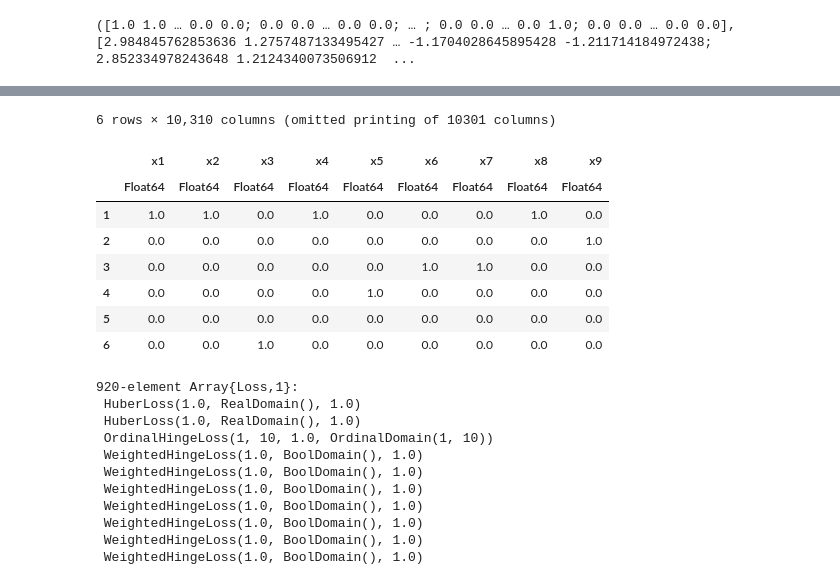
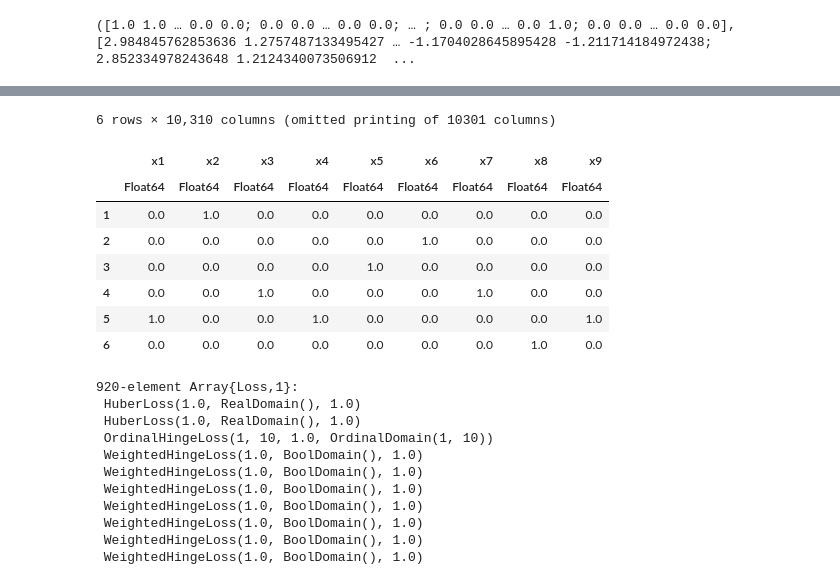
Before and after one commit to kathy908000/Health-Care-Research, a Jupyter notebook: code/glrm_kmeans.ipynb, the cells around one changed output, grey strips where cells are left out. Cells and saved outputs as stored; diff of their text form; code cells hidden in the pictures.

```diff
--- a/code/glrm_kmeans.ipynb
+++ b/code/glrm_kmeans.ipynb
@@ -854,16 +891,16 @@ hingek6 = convert(DataFrame, X16)
 # %%
-CSV.write("/Users/kathy908000/github/health-care-research/data/hingeparam6.csv",  hingek6)
-CSV.read("/Users/kathy908000/github/health-care-research/data/hingeparam6.csv")
+CSV.write("/Users/kathy908000/github/health-care-research/data/hingeparam100.6.csv",  hingek6)
+CSV.read("/Users/kathy908000/github/health-care-research/data/hingeparam100.6.csv")
 # %% [output]
 6 rows × 10,310 columns (omitted printing of 10301 columns)
 |  | x1 | x2 | x3 | x4 | x5 | x6 | x7 | x8 | x9 |
 |  | Float64 | Float64 | Float64 | Float64 | Float64 | Float64 | Float64 | Float64 | Float64 |
-| 1 | 1.0 | 1.0 | 0.0 | 1.0 | 0.0 | 0.0 | 0.0 | 1.0 | 0.0 |
-| 2 | 0.0 | 0.0 | 0.0 | 0.0 | 0.0 | 0.0 | 0.0 | 0.0 | 1.0 |
-| 3 | 0.0 | 0.0 | 0.0 | 0.0 | 0.0 | 1.0 | 1.0 | 0.0 | 0.0 |
-| 4 | 0.0 | 0.0 | 0.0 | 0.0 | 1.0 | 0.0 | 0.0 | 0.0 | 0.0 |
-| 5 | 0.0 | 0.0 | 0.0 | 0.0 | 0.0 | 0.0 | 0.0 | 0.0 | 0.0 |
-| 6 | 0.0 | 0.0 | 1.0 | 0.0 | 0.0 | 0.0 | 0.0 | 0.0 | 0.0 |
+| 1 | 0.0 | 1.0 | 0.0 | 0.0 | 0.0 | 0.0 | 0.0 | 0.0 | 0.0 |
+| 2 | 0.0 | 0.0 | 0.0 | 0.0 | 0.0 | 1.0 | 0.0 | 0.0 | 0.0 |
+| 3 | 0.0 | 0.0 | 0.0 | 0.0 | 1.0 | 0.0 | 0.0 | 0.0 | 0.0 |
+| 4 | 0.0 | 0.0 | 1.0 | 0.0 | 0.0 | 0.0 | 1.0 | 0.0 | 0.0 |
+| 5 | 1.0 | 0.0 | 0.0 | 1.0 | 0.0 | 0.0 | 0.0 | 0.0 | 1.0 |
+| 6 | 0.0 | 0.0 | 0.0 | 0.0 | 0.0 | 0.0 | 0.0 | 1.0 | 0.0 |
 # %%
 #k=5
 # %%
```
Also changed, not shown: parts of 13 cells of this notebook, 1 other file.
